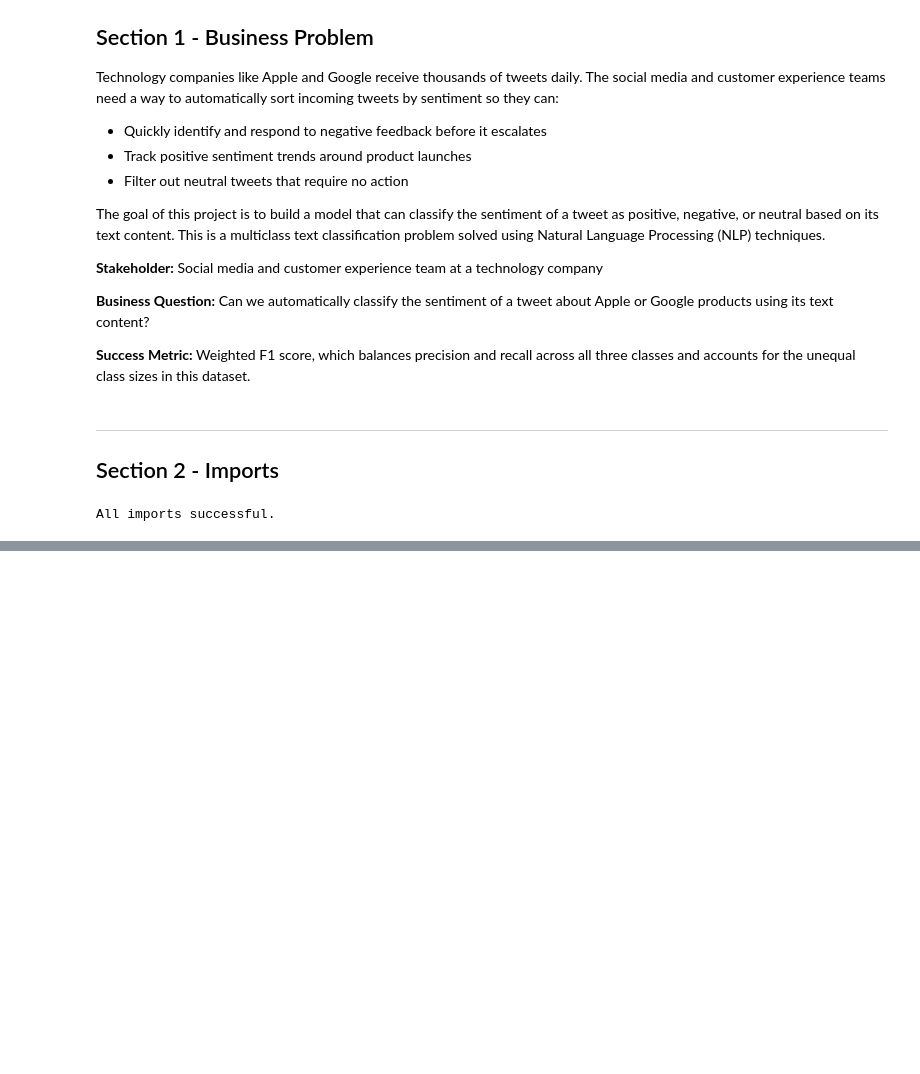
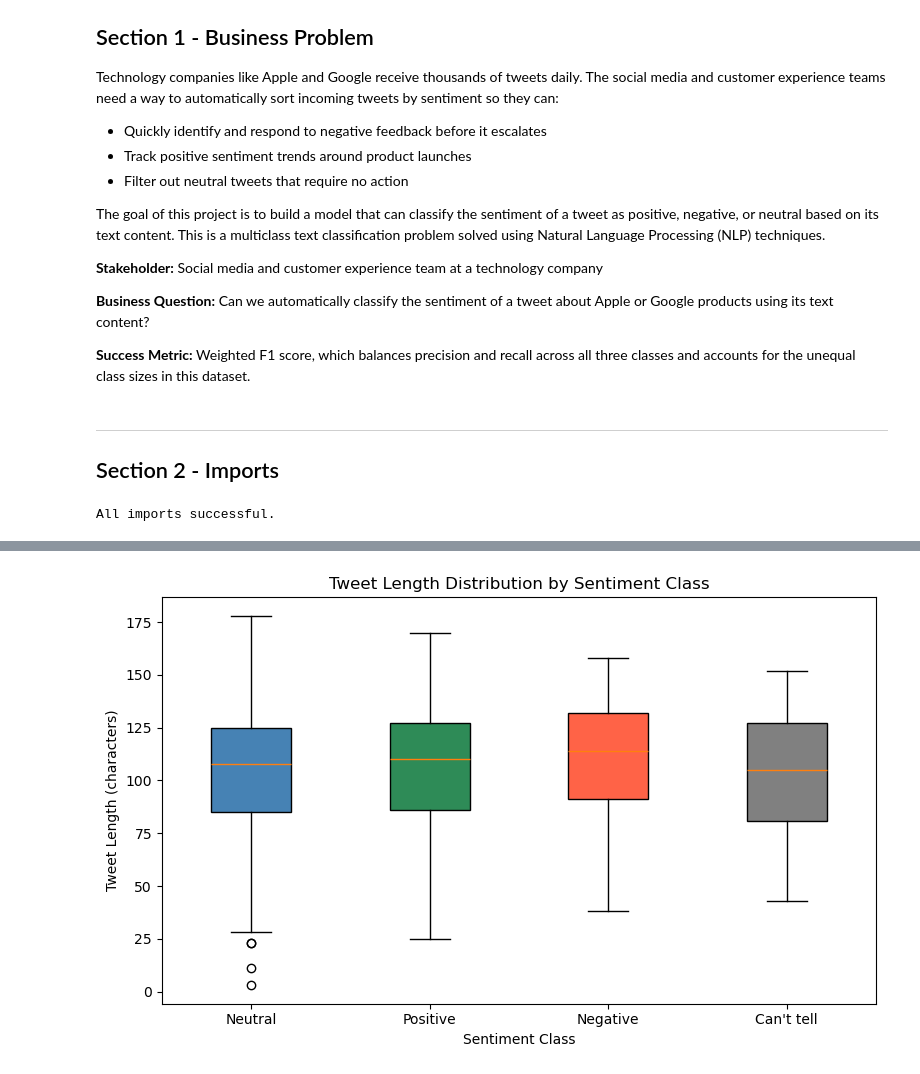
Before and after one commit to mkxangie/Tweet-Sentiment-Analysis, a Jupyter notebook: tweet-sentiment-analysis-project.ipynb, the cells around one changed output, grey strips where cells are left out. Saved outputs shown, nothing was run; the diff lists cells and outputs as text; code cells hidden in the pictures; blank space fills up the shorter version.

Commit message:
section 3 - data understanding

```diff
--- a/tweet-sentiment-analysis-project.ipynb
+++ b/tweet-sentiment-analysis-project.ipynb
@@ -71,0 +182,6 @@ All imports successful.
+# %%
+# Add a tweet length column to understand text characteristics
+df['tweet_length'] = df['tweet_text'].astype(str).apply(len)
+
+print('Tweet length statistics:')
+print(df['tweet_length'].describe())
@@ -71,0 +199,30 @@ All imports successful.
+# %%
+# Visualize tweet length distribution by sentiment class - box plot for clarity
+fig, ax = plt.subplots(figsize=(8, 5))
+
+sentiment_order = [
+    'No emotion toward brand or product',
+    'Positive emotion',
+    'Negative emotion',
+    'I can\'t tell'
+]
+
+data_to_plot = [
+    df[df['sentiment'] == label]['tweet_length'].values
+    for label in sentiment_order
+]
+
+bp = ax.boxplot(data_to_plot, patch_artist=True, labels=['Neutral', 'Positive', 'Negative', "Can't tell"])
+
+colors = ['steelblue', 'seagreen', 'tomato', 'gray']
+for patch, color in zip(bp['boxes'], colors):
+    patch.set_facecolor(color)
+
+ax.set_title('Tweet Length Distribution by Sentiment Class')
+ax.set_xlabel('Sentiment Class')
+ax.set_ylabel('Tweet Length (characters)')
+
+plt.tight_layout()
+plt.show()
+# %% [output]
+[figure, added]
```
Also changed, not shown: parts of 9 cells of this notebook.
